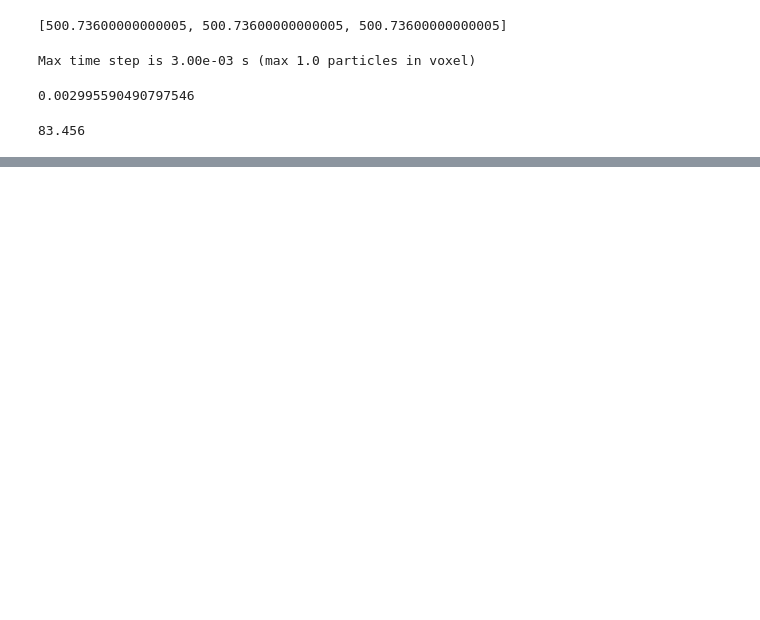
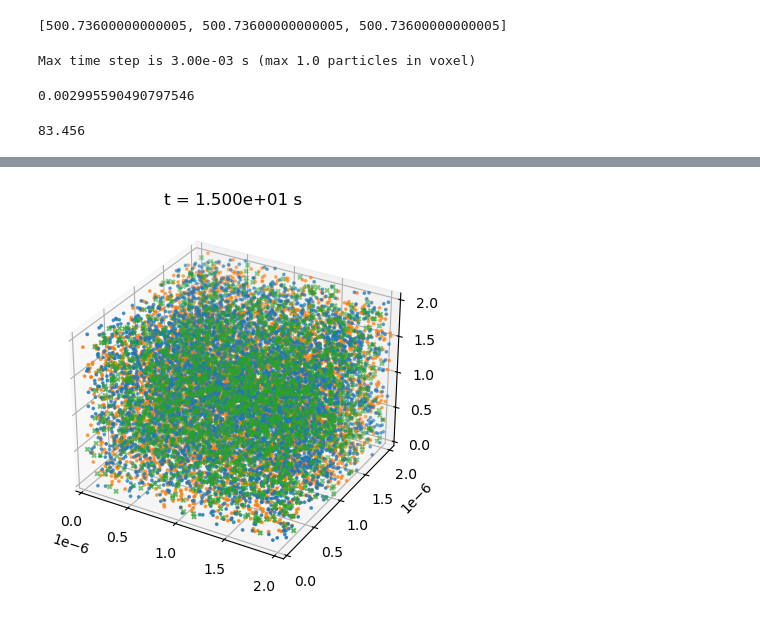
Before and after one commit to darrenjhsu/redicell_framework, a Jupyter notebook: Build_LM_big_matrix.ipynb, the cells around one changed output, grey strips where cells are left out. Cells and saved outputs as stored; diff of their text form; code cells hidden in the pictures; blank space fills up the shorter version.

```diff
--- a/Build_LM_big_matrix.ipynb
+++ b/Build_LM_big_matrix.ipynb
@@ -128,3 +124,7 @@ Simulate 2000 steps
+# %%
+a.plot(['A', 'B', 'C'], wall=False)
+# %% [output]
+[figure, added]
 # %%
 plt.plot(a.t_trace, np.array(a.conc_trace))
 # plt.yscale('log')
```
Also changed, not shown: parts of 20 cells of this notebook, 2 other files.
